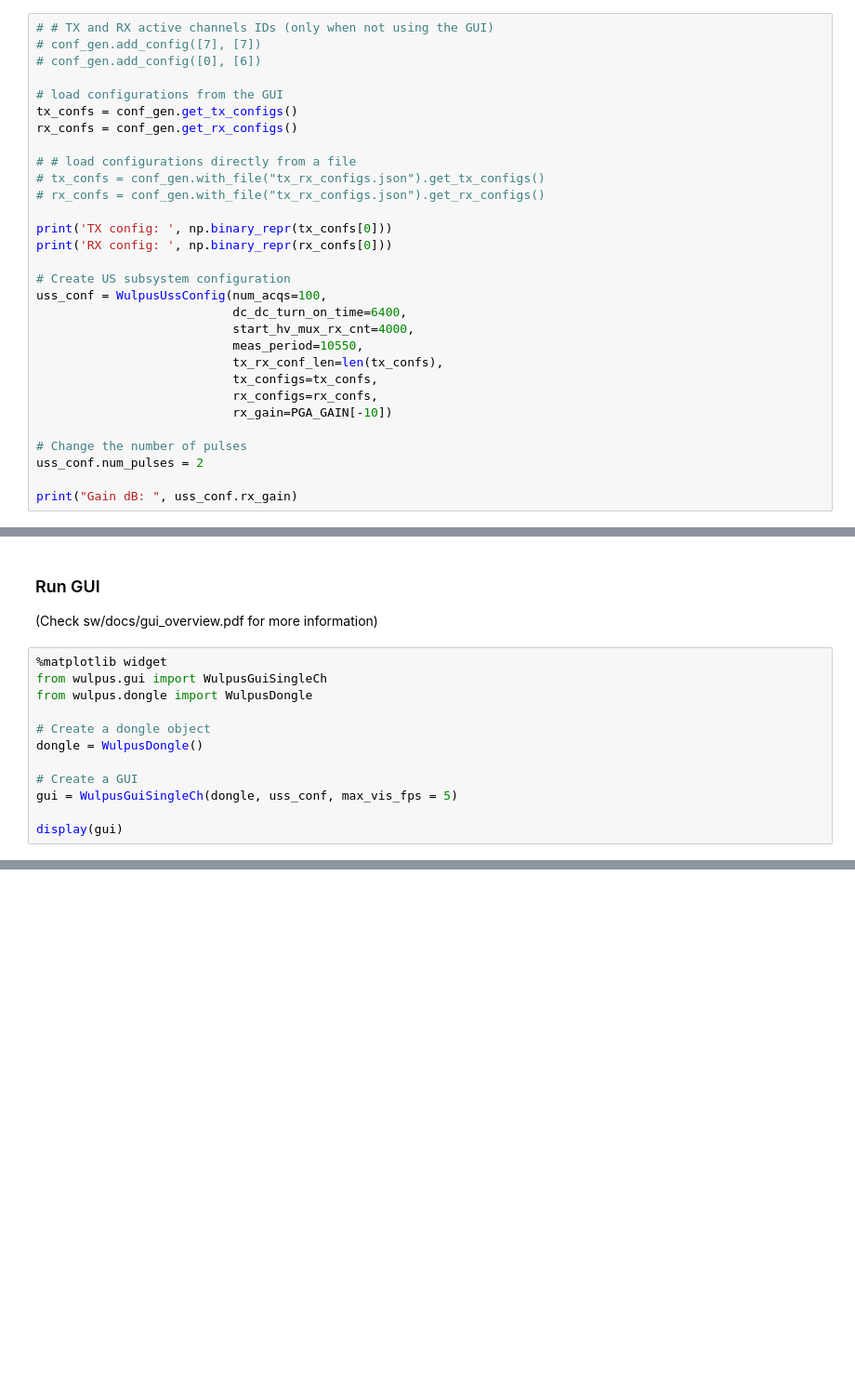
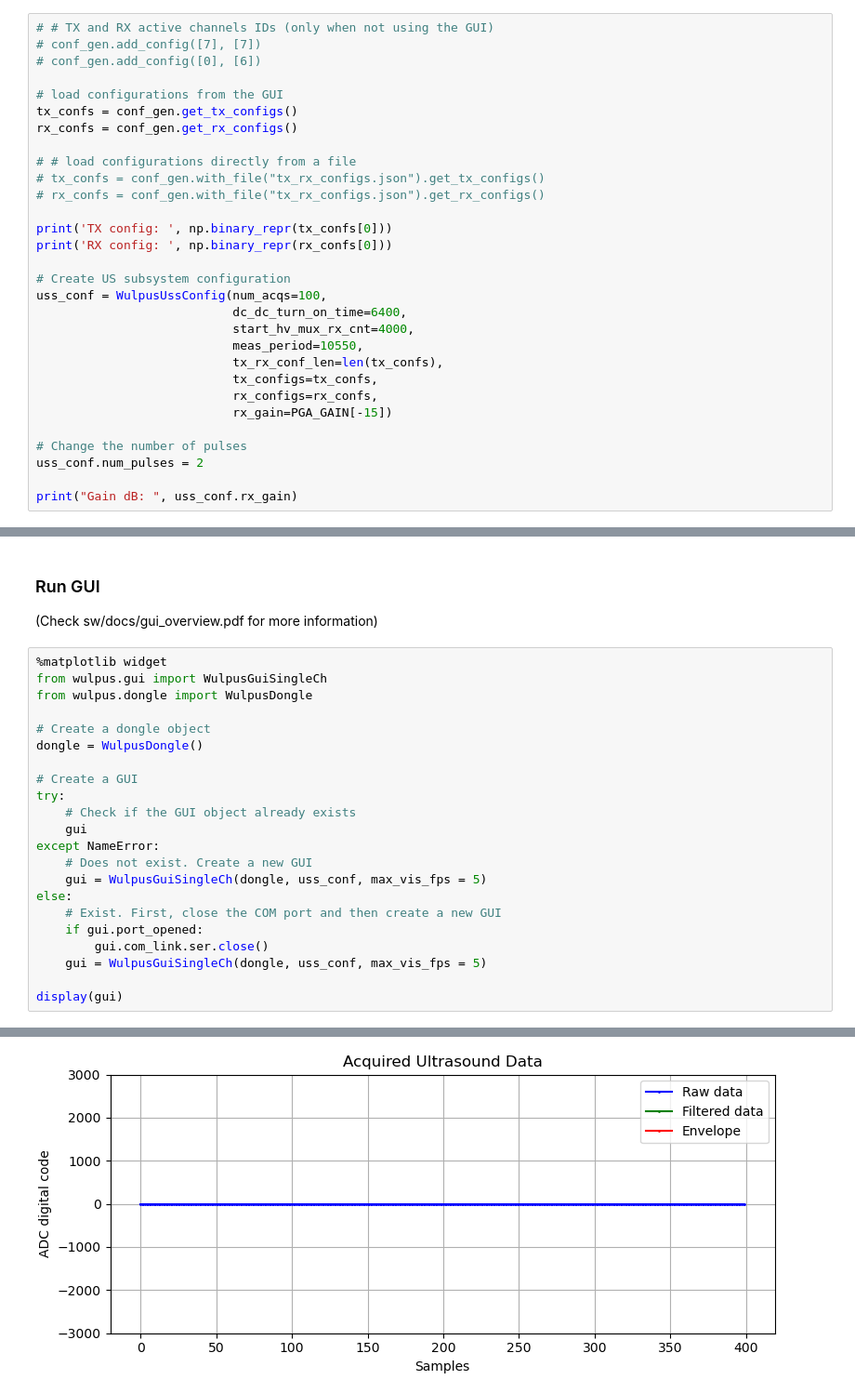
Before and after one commit to pulp-bio/wulpus, a Jupyter notebook: sw/wulpus_gui.ipynb, the cells around one changed output, grey strips where cells are left out. Shown at 93% size. Drawn from its saved outputs; the diff is of its cells as text; blank space fills up the shorter version.

```diff
--- a/sw/wulpus_gui.ipynb
+++ b/sw/wulpus_gui.ipynb
@@ -70,7 +78,7 @@ uss_conf = WulpusUssConfig(num_acqs=100,
                            tx_rx_conf_len=len(tx_confs),
                            tx_configs=tx_confs,
                            rx_configs=rx_confs,
-                           rx_gain=PGA_GAIN[-10])
+                           rx_gain=PGA_GAIN[-15])
 
 # Change the number of pulses
 uss_conf.num_pulses = 2
@@ -88,6 +100,17 @@ from wulpus.dongle import WulpusDongle
 dongle = WulpusDongle()
 
 # Create a GUI
-gui = WulpusGuiSingleCh(dongle, uss_conf, max_vis_fps = 5)
+try:
+    # Check if the GUI object already exists
+    gui
+except NameError:
+    # Does not exist. Create a new GUI
+    gui = WulpusGuiSingleCh(dongle, uss_conf, max_vis_fps = 5)
+else:
+    # Exist. First, close the COM port and then create a new GUI
+    if gui.port_opened:
+        gui.com_link.ser.close()
+    gui = WulpusGuiSingleCh(dongle, uss_conf, max_vis_fps = 5)
 
 display(gui)
+# %% [output]
@@ -93,0 +118 @@ display(gui)
+[figure, added]
```
Also changed, not shown: parts of 5 cells of this notebook, 2 other files.
